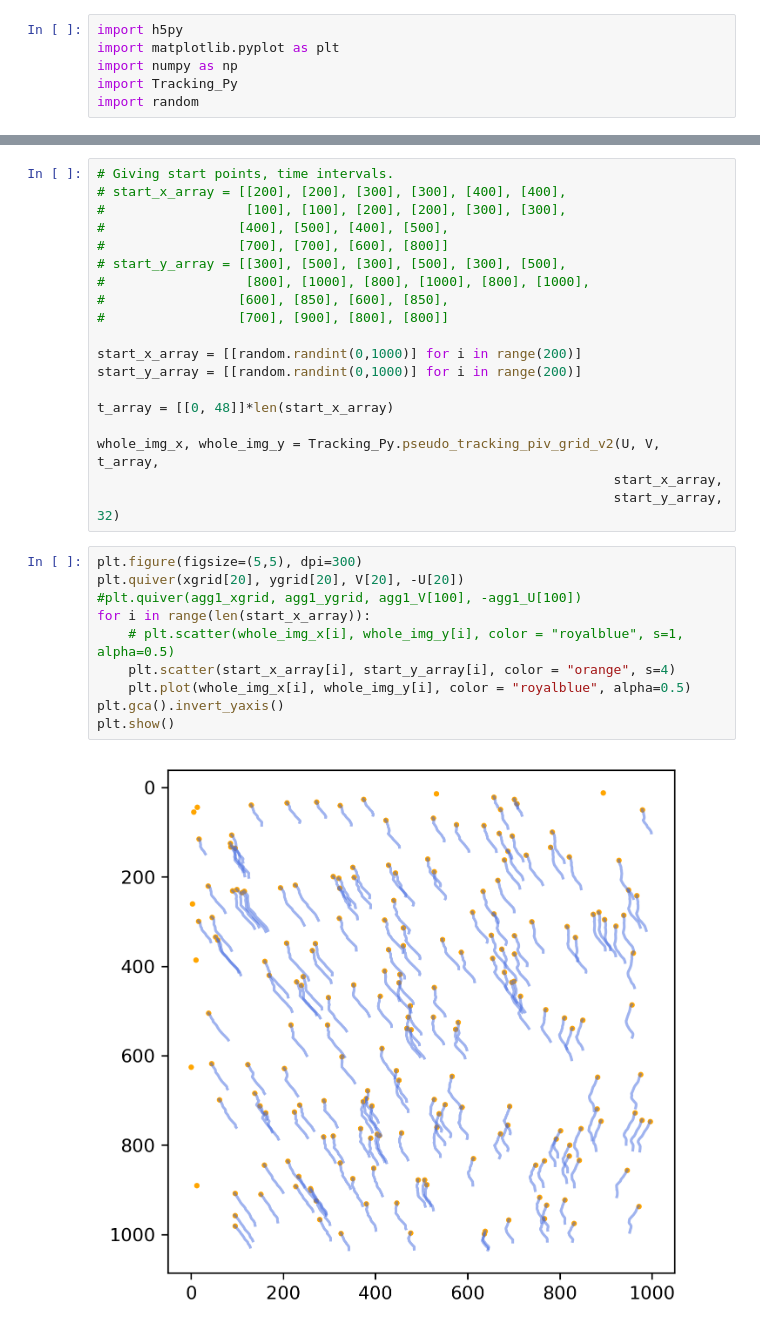
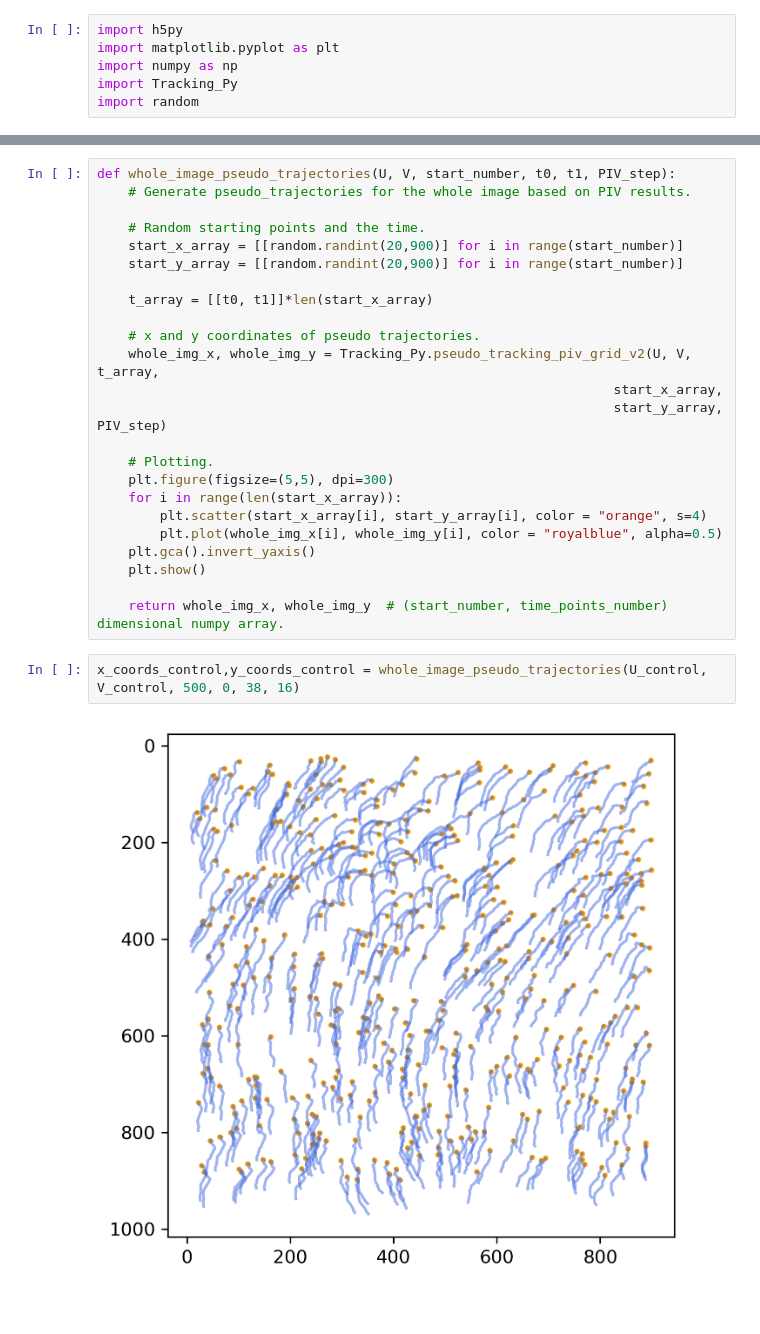
Before and after one commit to rzhou-space/PIV_analysis_headon_data, a Jupyter notebook: memGFP/Tracking_analysis_memGFP.ipynb, the cells around one changed output, grey strips where cells are left out. Cells and saved outputs as stored; diff of their text form.

```diff
--- a/memGFP/Tracking_analysis_memGFP.ipynb
+++ b/memGFP/Tracking_analysis_memGFP.ipynb
@@ -41,31 +35,28 @@ plt.gca().invert_yaxis()
-# %%
-# Giving start points, time intervals.
-# start_x_array = [[200], [200], [300], [300], [400], [400],
-#                  [100], [100], [200], [200], [300], [300],
-#                 [400], [500], [400], [500],
-#                 [700], [700], [600], [800]]
-# start_y_array = [[300], [500], [300], [500], [300], [500],
-#                  [800], [1000], [800], [1000], [800], [1000],
-#                 [600], [850], [600], [850],
-#                 [700], [900], [800], [800]]
-
-start_x_array = [[random.randint(0,1000)] for i in range(200)]
-start_y_array = [[random.randint(0,1000)] for i in range(200)]
-
-t_array = [[0, 48]]*len(start_x_array)
-
-whole_img_x, whole_img_y = Tracking_Py.pseudo_tracking_piv_grid_v2(U, V, t_array,
-                                                                  start_x_array,
-                                                                  start_y_array, 32)
-# %%
-plt.figure(figsize=(5,5), dpi=300)
-plt.quiver(xgrid[20], ygrid[20], V[20], -U[20])
-#plt.quiver(agg1_xgrid, agg1_ygrid, agg1_V[100], -agg1_U[100])
-for i in range(len(start_x_array)):
-    # plt.scatter(whole_img_x[i], whole_img_y[i], color = "royalblue", s=1, alpha=0.5)
-    plt.scatter(start_x_array[i], start_y_array[i], color = "orange", s=4)
-    plt.plot(whole_img_x[i], whole_img_y[i], color = "royalblue", alpha=0.5)
-plt.gca().invert_yaxis()
-plt.show()
-# %% [output]
-[figure, removed]
+# %%
+def whole_image_pseudo_trajectories(U, V, start_number, t0, t1, PIV_step):
+    # Generate pseudo_trajectories for the whole image based on PIV results.
+
+    # Random starting points and the time.
+    start_x_array = [[random.randint(20,900)] for i in range(start_number)]
+    start_y_array = [[random.randint(20,900)] for i in range(start_number)]
+
+    t_array = [[t0, t1]]*len(start_x_array)
+
+    # x and y coordinates of pseudo trajectories.
+    whole_img_x, whole_img_y = Tracking_Py.pseudo_tracking_piv_grid_v2(U, V, t_array,
+                                                                  start_x_array,
+                                                                  start_y_array, PIV_step)
+
+    # Plotting.
+    plt.figure(figsize=(5,5), dpi=300)
+    for i in range(len(start_x_array)):
+        plt.scatter(start_x_array[i], start_y_array[i], color = "orange", s=4)
+        plt.plot(whole_img_x[i], whole_img_y[i], color = "royalblue", alpha=0.5)
+    plt.gca().invert_yaxis()
+    plt.show()
+
+    return whole_img_x, whole_img_y  # (start_number, time_points_number) dimensional numpy array.
+# %%
+x_coords_control,y_coords_control = whole_image_pseudo_trajectories(U_control, V_control, 500, 0, 38, 16)
+# %% [output]
+[figure, added]
```
Also changed, not shown: parts of 24 cells of this notebook.
